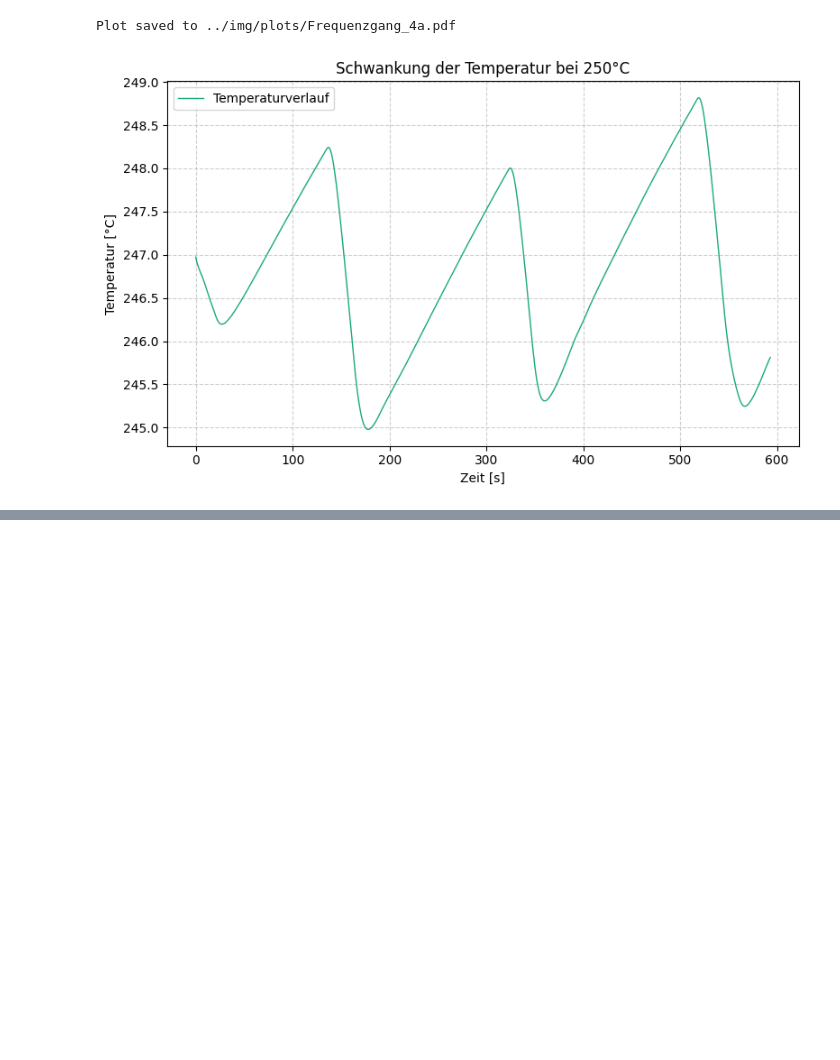
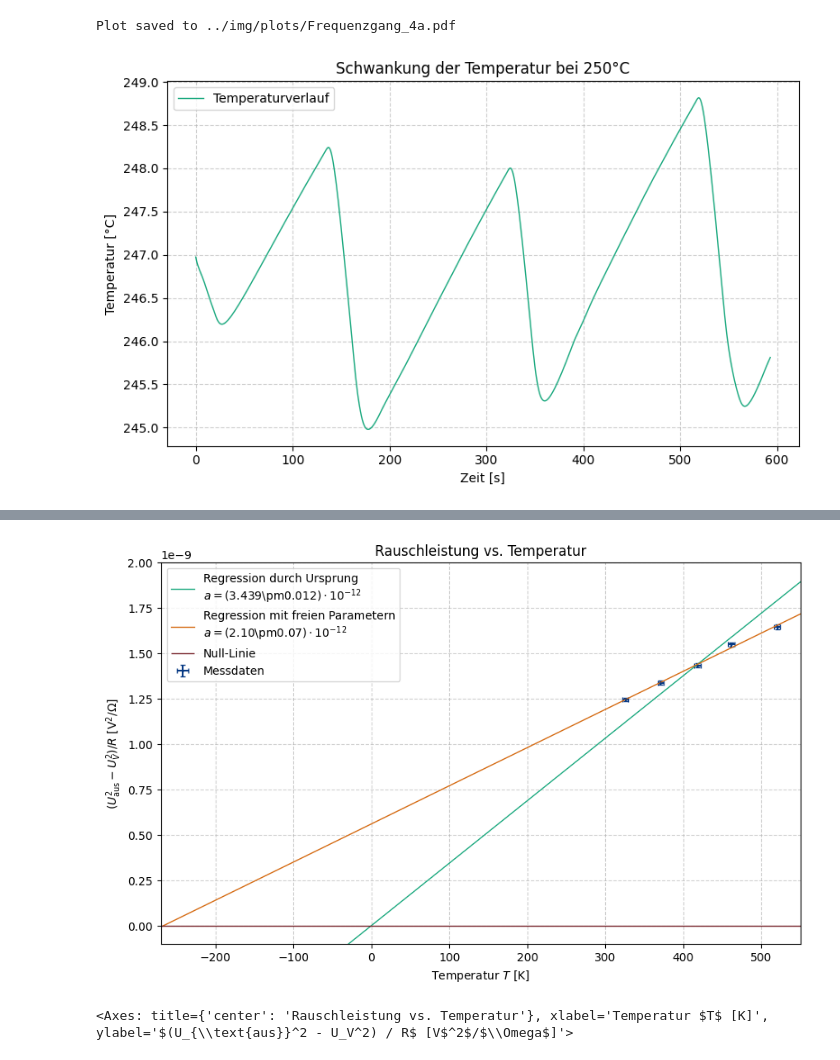
Before and after one commit to FinnZeumer/PAP-2, a Jupyter notebook: Versuche/243/Python/243.ipynb, the cells around one changed output, grey strips where cells are left out. Saved outputs shown, nothing was run; the diff lists cells and outputs as text; code cells hidden in the pictures; blank space fills up the shorter version.

```diff
--- a/Versuche/243/Python/243.ipynb
+++ b/Versuche/243/Python/243.ipynb
@@ -509,0 +600,49 @@ c' = 4k_B = 0.00609 V^2/(K * Ohm)
+# %%
+aufgabe = '4c'
+# Plot
+plt.figure(figsize=(10, 6))
+# Plot Daten mit Fehlerbalken
+plt.errorbar(
+    T_K,
+    y_val,
+    err_y,
+    4,
+    fmt='.',
+    label='Messdaten',
+    capsize=2.5,
+    markersize=2,
+    color = c.BLUE
+    )
+
+# Fit A Linie
+T_fit = np.linspace(-270, 550, 100)
+
+plt.plot(
+    T_fit, linear(T_fit, slope_A),
+    label=f'Regression durch Ursprung\n$a=({pap.round_sig_digs(err_slope_A * 1e12, slope_A* 1e12)[3]}) \cdot 10^{{-12}}$',
+    lw = 1
+    )
+
+# Fit B Linie
+plt.plot(
+    T_fit,
+    linear_2(T_fit, slope_B, intercept_B),
+    label=f'Regression mit freien Parametern\n$a=({pap.round_sig_digs(err_slope_B * 1e12, slope_B* 1e12)[3]}) \cdot 10^{{-12}}$',
+    lw = 1
+    )
+
+plt.xlim(-270, 550)
+plt.ylim(-0.1e-9, 2e-9)
+
+plt.hlines(0,
+           -270,
+           550,
+          color=c.WINE_RED,
+          label='Null-Linie',
+          lw = 1
+          )
+
+pap.plot_me('Rauschleistung vs. Temperatur', 'Temperatur $T$ [K]', r'$(U_{\text{aus}}^2 - U_V^2) / R$ [V$^2$/$\Omega$]', fr"{plt_save_folder}Fit_durch_Ursprung_{aufgabe}")
+# %% [output]
+[figure, added]
+<Axes: title={'center': 'Rauschleistung vs. Temperatur'}, xlabel='Temperatur $T$ [K]', ylabel='$(U_{\\text{aus}}^2 - U_V^2) / R$ [V$^2$/$\\Omega$]'>
```
Also changed, not shown: parts of 15 cells of this notebook, 36 other files.
